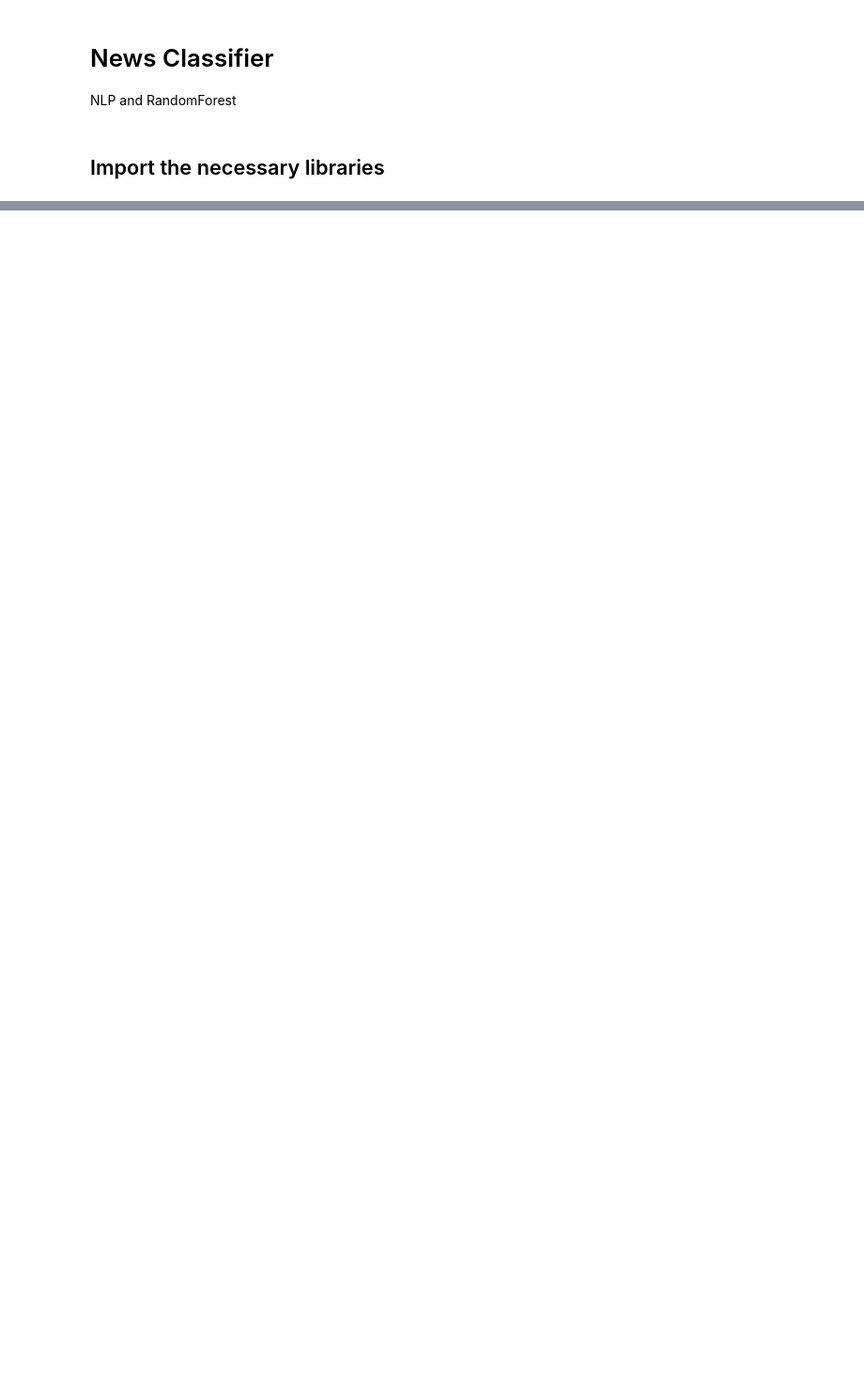
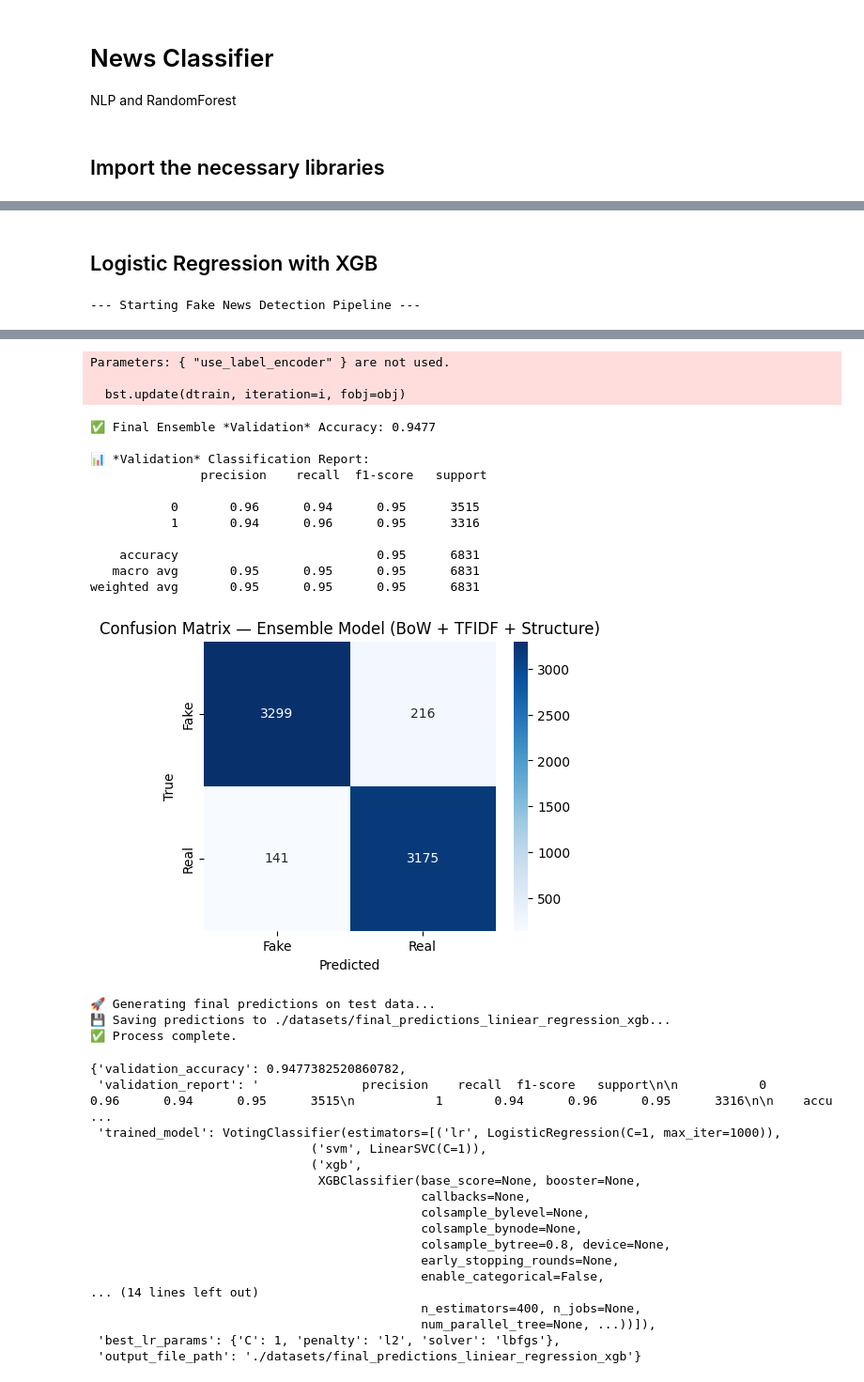
Before and after one commit to moviandev/news-classifier-nlp, a Jupyter notebook: main.ipynb, the cells around one changed output, grey strips where cells are left out. Shown: that part at 94% size. Saved outputs shown, nothing was run; the diff lists cells and outputs as text; code cells hidden in the pictures; blank space fills up the shorter version.

Commit message:
adjust main file to call models individually

```diff
--- a/main.ipynb
+++ b/main.ipynb
@@ -208,0 +50,6 @@ Head of the submission file:
+# %% [markdown]
+## Logistic Regression with XGB
+# %%
+main(training_path, testing_path)
+# %% [output]
+--- Starting Fake News Detection Pipeline ---
@@ -208,0 +69,35 @@ Head of the submission file:
+Parameters: { "use_label_encoder" } are not used.
+
+  bst.update(dtrain, iteration=i, fobj=obj)
+✅ Final Ensemble *Validation* Accuracy: 0.9477
+
+📊 *Validation* Classification Report:
+               precision    recall  f1-score   support
+
+           0       0.96      0.94      0.95      3515
+           1       0.94      0.96      0.95      3316
+
+    accuracy                           0.95      6831
+   macro avg       0.95      0.95      0.95      6831
+weighted avg       0.95      0.95      0.95      6831
+[figure, added]
+🚀 Generating final predictions on test data...
+💾 Saving predictions to ./datasets/final_predictions_liniear_regression_xgb...
+✅ Process complete.
+{'validation_accuracy': 0.9477382520860782,
+ 'validation_report': '              precision    recall  f1-score   support\n\n           0       0.96      0.94      0.95      3515\n           1       0.94      0.96      0.95      3316\n\n    accu ...
+ 'trained_model': VotingClassifier(estimators=[('lr', LogisticRegression(C=1, max_iter=1000)),
+                              ('svm', LinearSVC(C=1)),
+                              ('xgb',
+                               XGBClassifier(base_score=None, booster=None,
+                                             callbacks=None,
+                                             colsample_bylevel=None,
+                                             colsample_bynode=None,
+                                             colsample_bytree=0.8, device=None,
+                                             early_stopping_rounds=None,
+                                             enable_categorical=False,
+... (14 lines left out)
+                                             n_estimators=400, n_jobs=None,
+                                             num_parallel_tree=None, ...))]),
+ 'best_lr_params': {'C': 1, 'penalty': 'l2', 'solver': 'lbfgs'},
+ 'output_file_path': './datasets/final_predictions_liniear_regression_xgb'}
```
Also changed, not shown: parts of 27 cells of this notebook, 7 other files.
